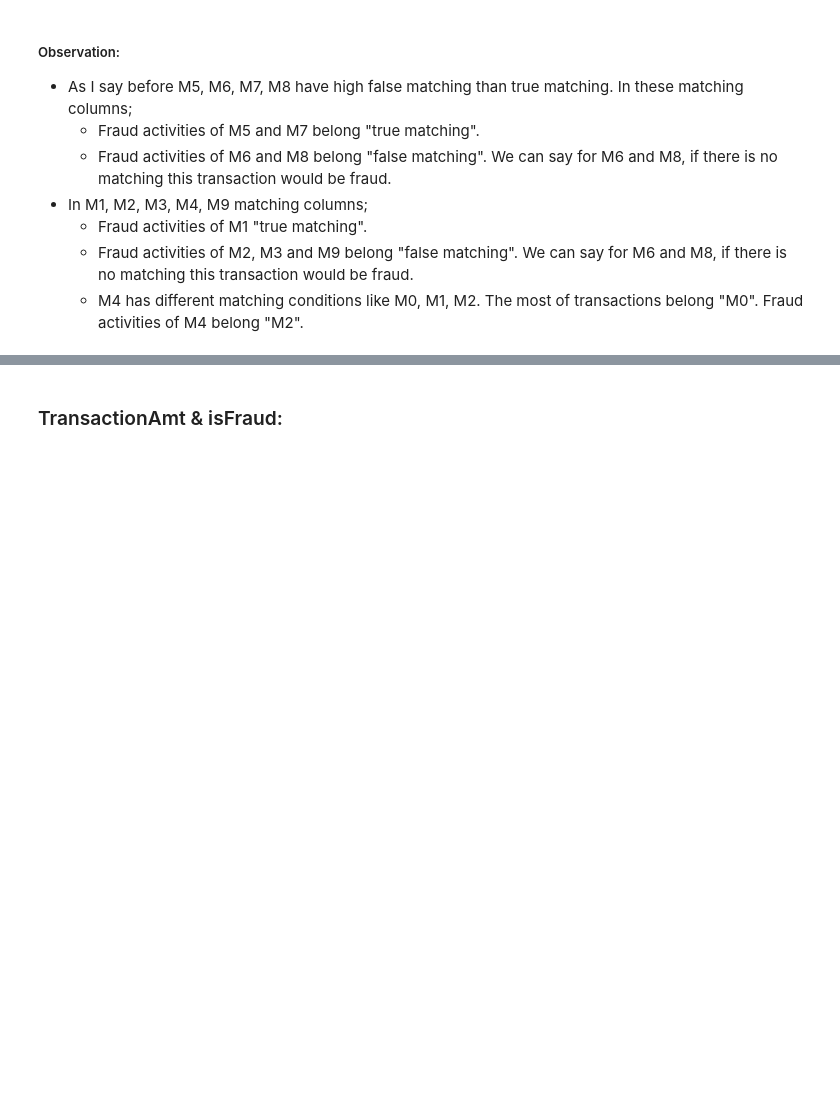
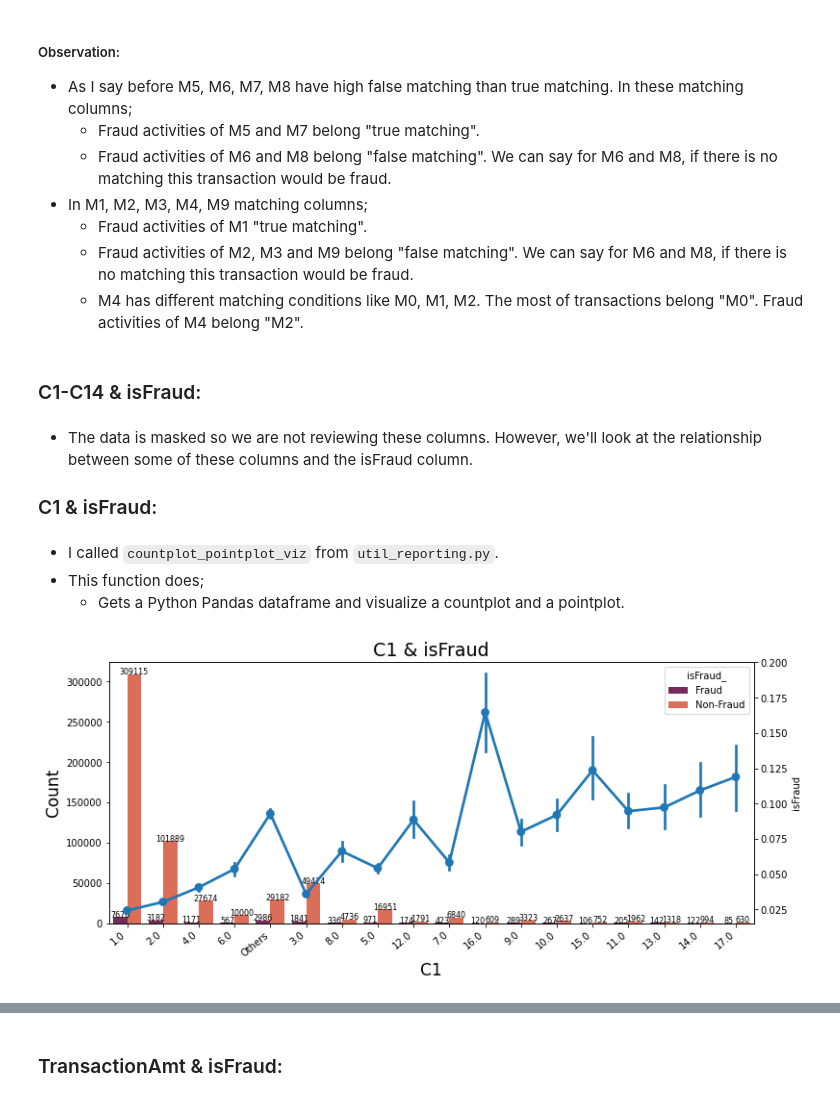
Before and after one commit to ElifKarakutukDinc/IEEE-CIS-Fraud-Detection, a Jupyter notebook: EDA.ipynb, the cells around one changed output, grey strips where cells are left out. Drawn from its saved outputs; the diff is of its cells as text; code cells hidden in the pictures; blank space fills up the shorter version.

Commit message:
adding C1-C14 observations and C1&isFraud relationship

```diff
--- a/EDA.ipynb
+++ b/EDA.ipynb
@@ -1077,3 +1122,9 @@ posx and posy should be finite values
     * Fraud activities of M1 "true matching".
     * Fraud activities of M2, M3 and M9 belong "false matching".  We can say for M6 and M8, if there is no matching this transaction would be fraud.
     * M4 has different matching conditions like M0, M1, M2. The most of transactions belong "M0". Fraud activities of M4 belong "M2".
+# %% [markdown]
+### C1-C14 & isFraud:
+# %% [markdown]
+* The data is masked so we are not reviewing these columns. However, we'll look at the relationship between some of these columns and the isFraud column.
+
+### C1 & isFraud:
@@ -1079,0 +1140,20 @@ posx and posy should be finite values
+# %% [markdown]
+* I called `countplot_pointplot_viz` from `util_reporting.py`.
+* This function does;
+    * Gets a Python Pandas dataframe and visualize a countplot and a pointplot.
+# %%
+filter_list = ["Fraud", "Non-Fraud"]
+countplot_pointplot_viz(
+    train_transaction,
+    filter_list,
+    "C1",
+    "isFraud_",
+    "isFraud",
+    "C1",
+    "Count",
+    "C1 & isFraud",
+    fontsize_text=8,
+    palette="rocket",
+)
+# %% [output]
+[figure, added]
```
Also changed, not shown: parts of 9 cells of this notebook, 1 other file.
